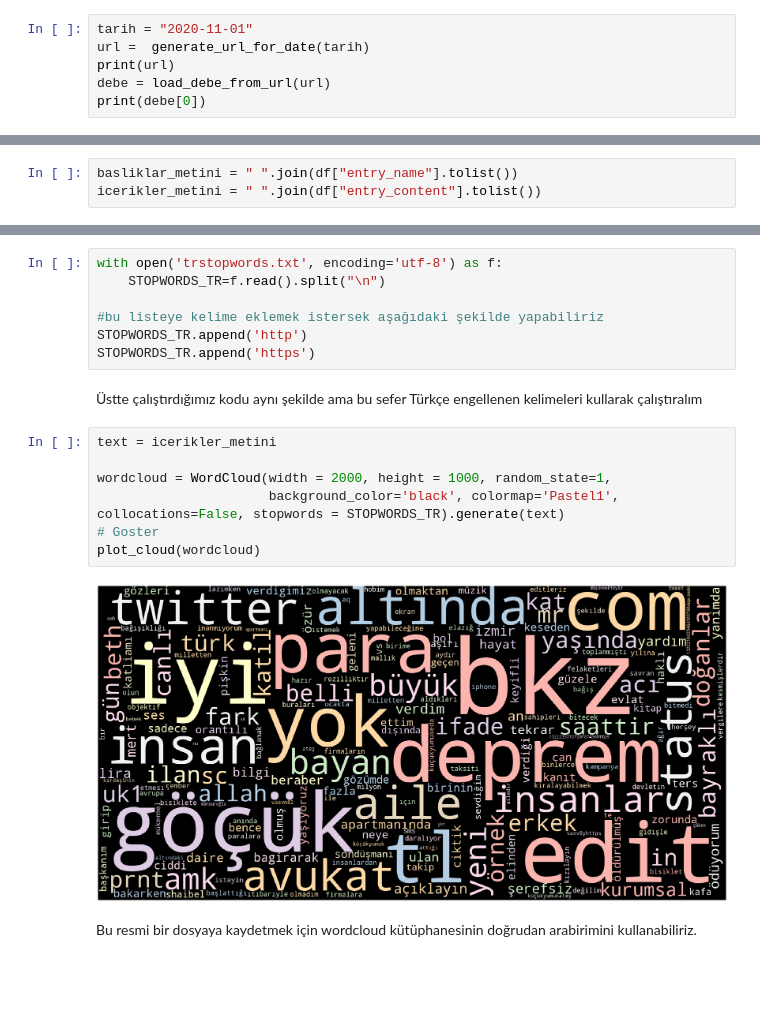
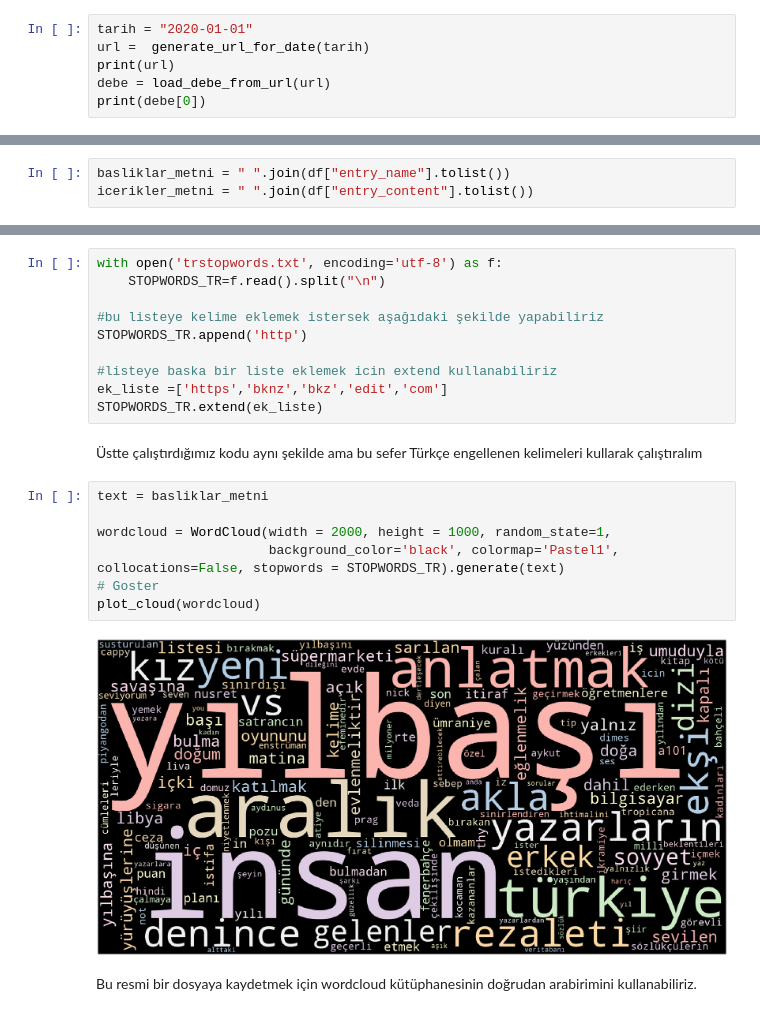
Before and after one commit to gorkemgoknar/debekelimebulutu, a Jupyter notebook: debe_kelime_bulutu_notebook.ipynb, the cells around one changed output, grey strips where cells are left out. Drawn from its saved outputs; the diff is of its cells as text; blank space fills up the shorter version.

```diff
--- a/debe_kelime_bulutu_notebook.ipynb
+++ b/debe_kelime_bulutu_notebook.ipynb
@@ -225,7 +235,7 @@ def generate_url_for_date(date_as_str):
     ##her ne kadar url yazdıksak da aslında iri olan bilgiyi uri/url haline dönüştürmek için iri2uri fonksiyonunu kullanıyoruz
     return httplib2.iri2uri(url)
 # %%
-tarih = "2020-11-01"
+tarih = "2020-01-01"
 url =  generate_url_for_date(tarih)
 print(url)
 debe = load_debe_from_url(url)
@@ -323,5 +330,5 @@ Her ikisini de bütün satırları tek bir metinde birleştirmek için önce kol
 # %%
-basliklar_metini = " ".join(df["entry_name"].tolist())
-icerikler_metini = " ".join(df["entry_content"].tolist())
+basliklar_metni = " ".join(df["entry_name"].tolist())
+icerikler_metni = " ".join(df["entry_content"].tolist())
 # %%
 #ilk 100 karakteri gosterelim
@@ -394,18 +403,21 @@ with open('trstopwords.txt', encoding='utf-8') as f:
 
 #bu listeye kelime eklemek istersek aşağıdaki şekilde yapabiliriz
 STOPWORDS_TR.append('http')
-STOPWORDS_TR.append('https')
+
+#listeye baska bir liste eklemek icin extend kullanabiliriz
+ek_liste =['https','bknz','bkz','edit','com']
+STOPWORDS_TR.extend(ek_liste)
 # %% [markdown]
 Üstte çalıştırdığımız kodu aynı şekilde ama bu sefer Türkçe engellenen kelimeleri kullarak çalıştıralım
 # %%
-text = icerikler_metini
+text = basliklar_metni
 
 wordcloud = WordCloud(width = 2000, height = 1000, random_state=1,
                       background_color='black', colormap='Pastel1', collocations=False, stopwords = STOPWORDS_TR).generate(text)
 # Goster
 plot_cloud(wordcloud)
 # %% [output]
-[figure, old version]
+[figure, new version]
 # %% [markdown]
 Bu resmi bir dosyaya kaydetmek için wordcloud kütüphanesinin doğrudan arabirimini kullanabiliriz.
 # %%
```
Also changed, not shown: parts of 13 cells of this notebook.
